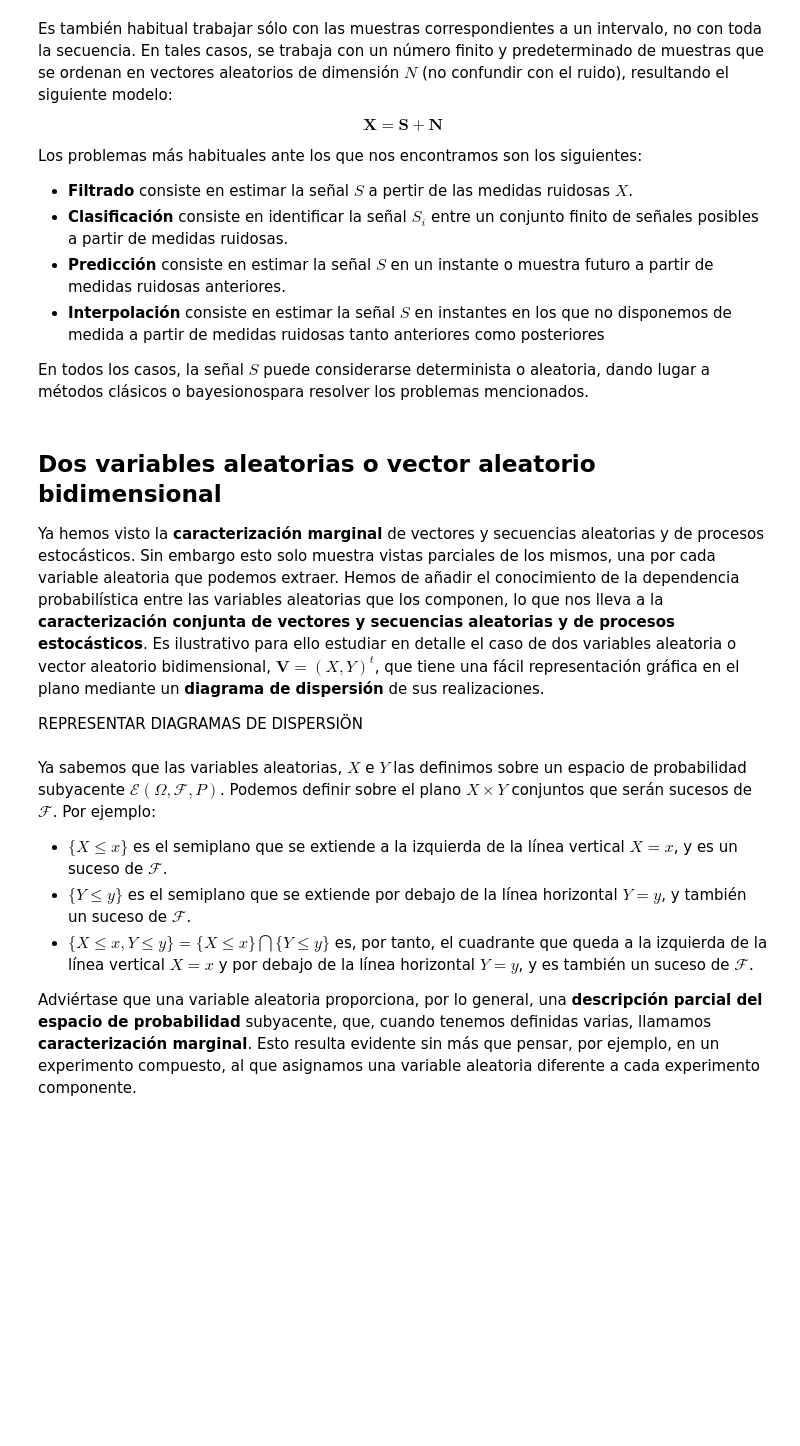
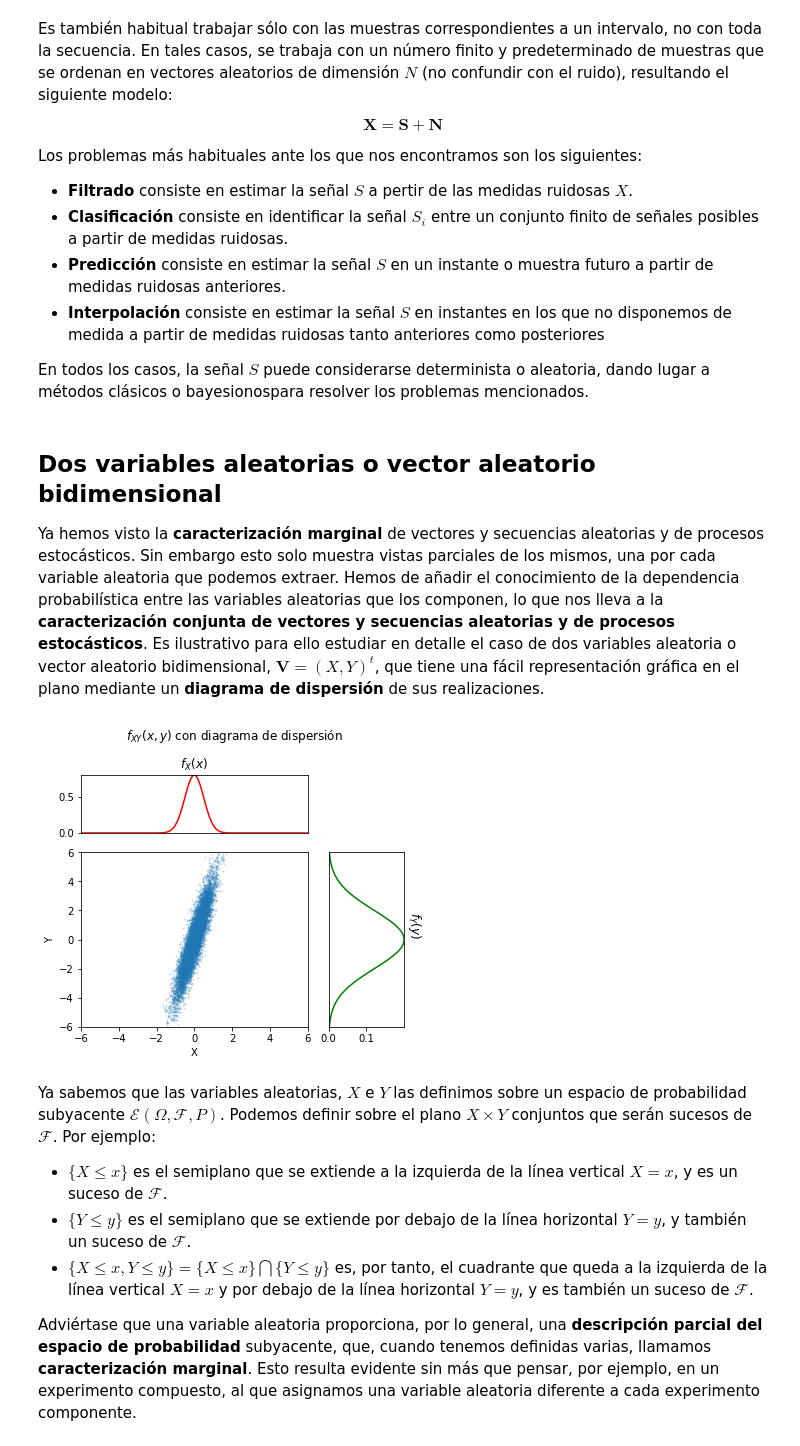
Before and after one commit to jruizalz/EPE-ULPGC, a Jupyter notebook: Bloque_3/III.1.VariableAleatoriaConjunta.ipynb, the cells around one changed output. Saved outputs shown, nothing was run; the diff lists cells and outputs as text; code cells hidden in the pictures; blank space fills up the shorter version.

```diff
--- a/Bloque_3/III.1.VariableAleatoriaConjunta.ipynb
+++ b/Bloque_3/III.1.VariableAleatoriaConjunta.ipynb
@@ -144,8 +142,75 @@ En todos los casos, la señal $S$ puede considerarse determinista o aleatoria, d
 ## Dos variables aleatorias o vector aleatorio bidimensional
 
 Ya hemos visto la **caracterización marginal** de vectores y secuencias aleatorias y de procesos estocásticos. Sin embargo esto solo muestra vistas parciales de los mismos, una por cada variable aleatoria que podemos extraer. Hemos de añadir el conocimiento de la dependencia probabilística entre las variables aleatorias que los componen, lo que nos lleva a la **caracterización conjunta de vectores y secuencias aleatorias y de procesos estocásticos**. Es ilustrativo para ello estudiar en detalle el caso de dos variables aleatoria o vector aleatorio bidimensional, $\mathbf V = (X, Y)^t$, que tiene una fácil representación gráfica en el plano mediante un **diagrama de dispersión** de sus realizaciones.
-
-REPRESENTAR DIAGRAMAS DE DISPERSIÖN
+# %%
+import matplotlib.pyplot as plt
+from mpl_toolkits.mplot3d import axes3d
+from matplotlib import cm
+import numpy as np
+from scipy.stats import multivariate_normal
+
+mu_x    = 0.0
+sigma_x = 1/2
+mode_x  = 1/(np.sqrt(2*np.pi)*sigma_x)
+
+mu_y    = 0.0
+sigma_y = 2
+mode_y  = 1/(np.sqrt(2*np.pi)*sigma_y)
+
+rho_xy  = 0.9
+
+mu_xy  = np.array([mu_x, mu_y])
+cov_xy = np.array([[sigma_x**2, rho_xy*sigma_x*sigma_y], [rho_xy*sigma_x*sigma_y, sigma_y**2]])
+mode_xy = 1/(2*np.pi*sigma_x*sigma_y*np.sqrt(1-rho_xy**2))
+
+rv_xy = multivariate_normal(mu_xy, cov_xy)
+rv_x  = multivariate_normal(mu_xy[0], cov_xy[0,0])
+rv_y  = multivariate_normal(mu_xy[1], cov_xy[1,1])
+
+k = 3
+
+x = np.linspace(mu_xy[0]-k*sigma_y,
+                mu_xy[0]+k*sigma_y,100)
+y = np.linspace(mu_xy[1]-k*sigma_y,
+                mu_xy[1]+k*sigma_y,100)
+xx, yy = np.meshgrid(x, y)
+pos = np.dstack((xx,yy))
+
+sample=rv_xy.rvs(10000)
+fig = plt.figure(figsize=(8*2/3,7*2/3), constrained_layout=True)
+widths = [3, 1]
+heights = [1, 3]
+spec = fig.add_gridspec(ncols=2, nrows=2, width_ratios=widths,
+                          height_ratios=heights)
+
+ax1 = fig.add_subplot(spec[0, 0])
+ax1.set_xlim(-k*sigma_y, k*sigma_y)
+ax1.set_ylim(0, mode_x)
+ax1.set_xticks([])
+ax1.plot(x, rv_x.pdf(x),c='r')
+ax1.set_title(r'$f_X(x)$')
+
+ax2 = fig.add_subplot(spec[1, 0])
+ax2.set_xlim(-k*sigma_y, k*sigma_y)
+ax2.set_ylim(-k*sigma_y, k*sigma_y)
+ax2.scatter(sample[:,0],sample[:,1],s=1, alpha=0.2)
+ax2.set_xlabel('X')
+ax2.set_ylabel('Y')
+
+ax3 = fig.add_subplot(spec[1, 1])
+ax3.set_ylim(-k*sigma_y, k*sigma_y)
+ax3.set_xlim(0, mode_y)
+ax3.set_yticks([])
+ax3.plot(rv_y.pdf(x), y, c='g')
+title=ax3.set_title(r'$f_Y(y)$')
+title.set_position((1.14,0.5))
+title.set_rotation(-90)
+
+plt.suptitle(r'$f_{XY}(x,y)$ con diagrama de dispersión')
+
+plt.show()
+# %% [output]
+[figure, added]
 # %% [markdown]
 Ya sabemos que las variables aleatorias, $X$ e $Y$ las definimos sobre un espacio de probabilidad subyacente $\mathscr{E}(\Omega, \mathscr{F}, P)$. Podemos definir sobre el plano $X \times Y$ conjuntos que serán sucesos de $\mathscr{F}$. Por ejemplo:
 
```
Also changed, not shown: parts of 4 cells of this notebook, 2 other files.
